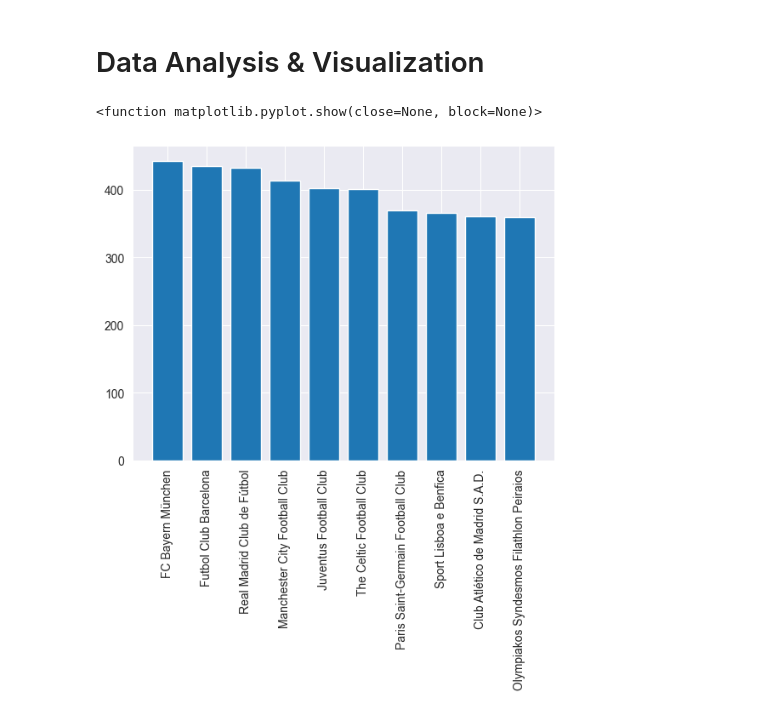
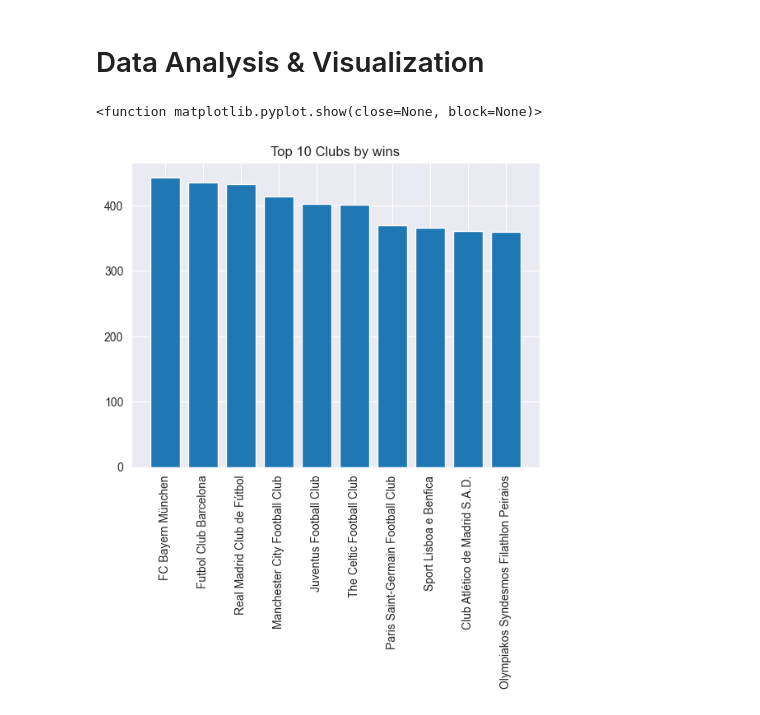
Before and after one commit to RiccardoPili/Football-Data-Analysis, a Jupyter notebook: club_games.ipynb, the cells around one changed output. Drawn from its saved outputs; the diff is of its cells as text; code cells hidden in the pictures.

```diff
--- a/club_games.ipynb
+++ b/club_games.ipynb
@@ -169,17 +168,18 @@ club_games_df
 # %%
 club_wins = club_games_df[club_games_df['is_win'] == True]['club_id'].value_counts().head(10)
 
 clubs_df = pd.read_csv("C:/Users/Louis/Desktop/3°Anno/IUM/Progetto/FootballData/clubs.csv")
 
 club_name_wins = pd.merge(club_wins, clubs_df, left_index=True, right_on='club_id')
 
 
 plt.bar(club_name_wins['name'], club_name_wins['count'])
 plt.xticks(rotation=90)
+plt.title('Top 10 Clubs by wins')
 plt.show
 # %% [output]
 <function matplotlib.pyplot.show(close=None, block=None)>
-[figure, old version]
+[figure, new version]
 # %%
 club_goals = pd.DataFrame()
 
```
Also changed, not shown: parts of 3 cells of this notebook.
